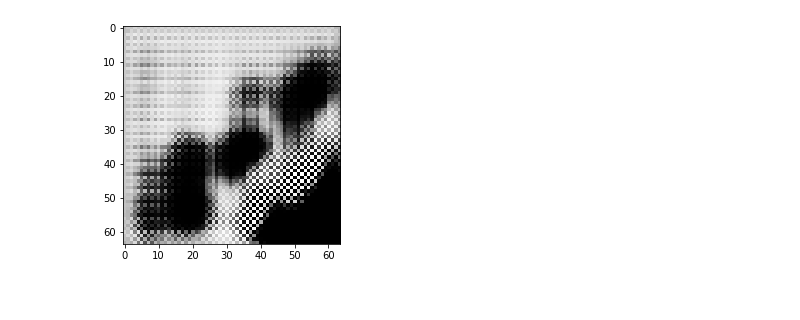
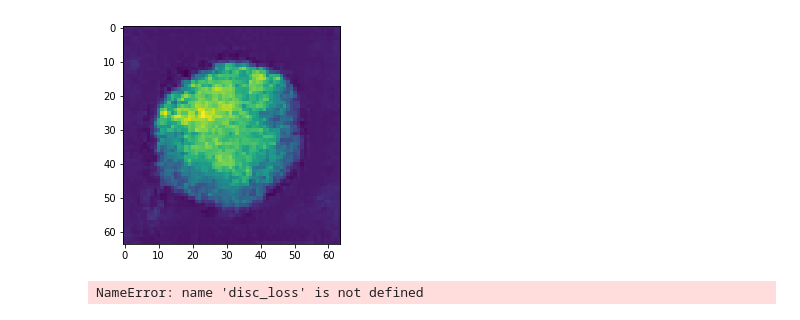
Before and after one commit to Pippo7x/AnoGAN-Keras, a Jupyter notebook: AnoGAN.ipynb, the cells around one changed output. Saved outputs shown, nothing was run; the diff lists cells and outputs as text; code cells hidden in the pictures.

```diff
--- a/AnoGAN.ipynb
+++ b/AnoGAN.ipynb
@@ -43,4 +42,5 @@ tf.Tensor([[0.4998668]], shape=(1, 1), dtype=float32)
 # %%
 #Train
-gan.train(normalized_training_set, EPOCHS)
+gan.restore()
+disc_loss, gen_loss = gan.train(normalized_training_set, EPOCHS)
 # %% [output]
@@ -54,6 +66,12 @@ KeyboardInterrupt:
 # %%
 generated_img = gan.generator(tf.random.normal([1, 100]))
-plt.imshow(generated_img[0, :, :, 0], cmap="gray")
+plt.imshow(generated_img[0, :, :, 0])
 plt.show()
 # %% [output]
-[figure, old version]
+[figure, new version]
+# %%
+plt.plot(disc_loss)
+plt.plot(gen_loss)
+plt.show()
+# %% [output]
+NameError: name 'disc_loss' is not defined
```
Also changed, not shown: parts of 11 cells of this notebook, 4 other files.
